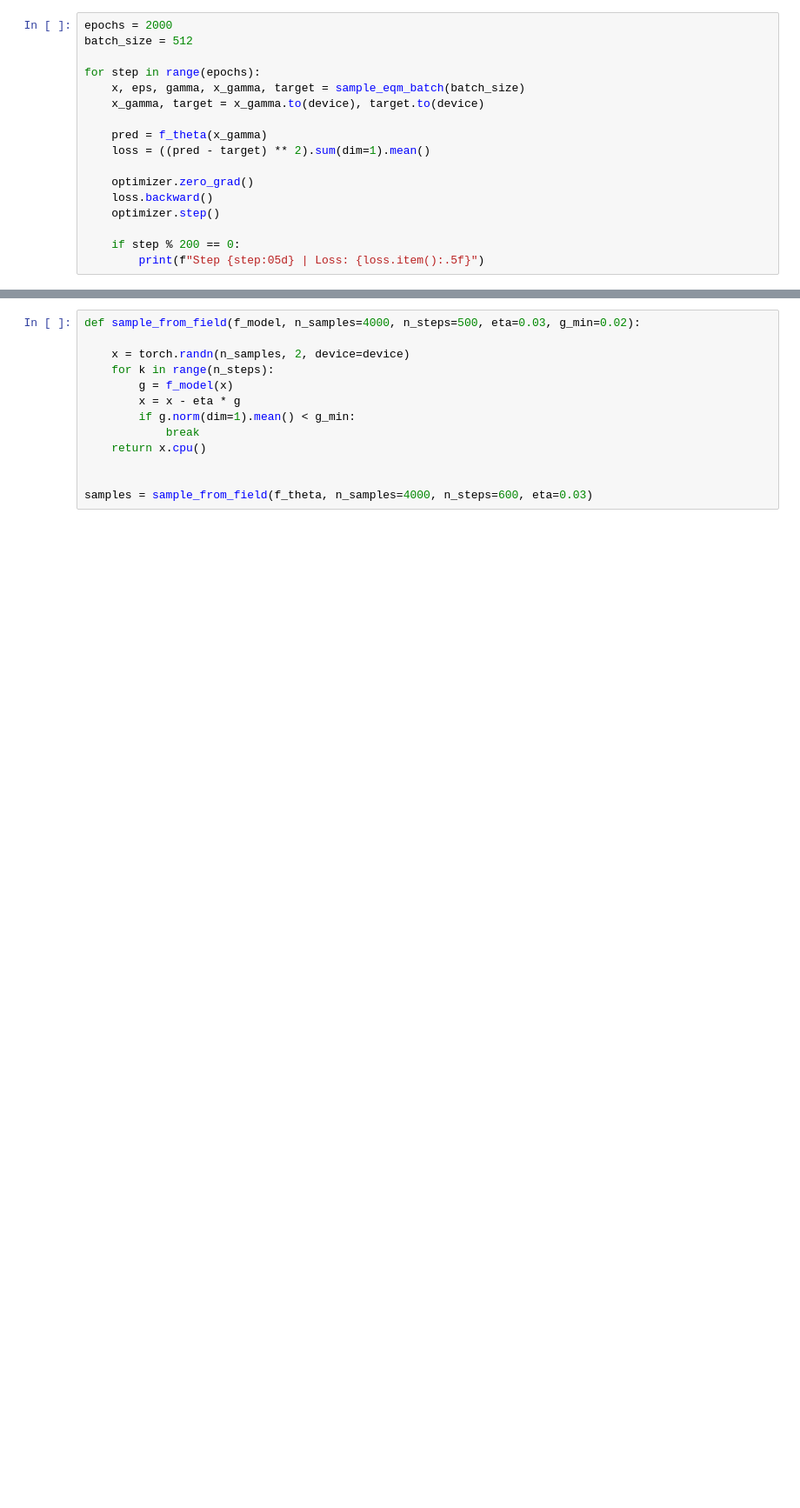
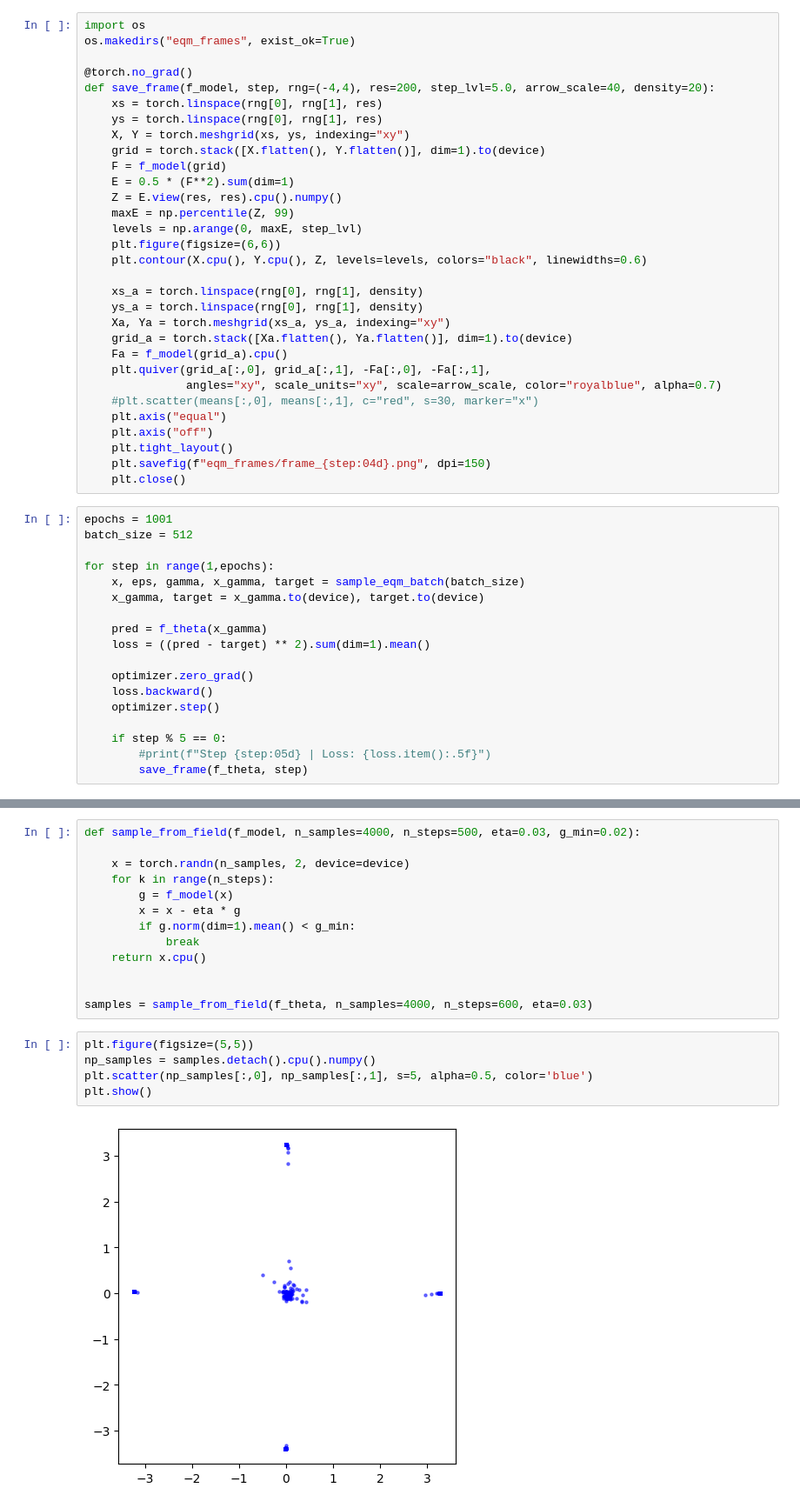
Before and after one commit to misha7b/langevin-gen, a Jupyter notebook: eqb_test.ipynb, the cells around one changed output, grey strips where cells are left out. Shown: that part at 87% size. Saved outputs shown, nothing was run; the diff lists cells and outputs as text; blank space fills up the shorter version.

```diff
--- a/eqb_test.ipynb
+++ b/eqb_test.ipynb
@@ -73,11 +85,42 @@ class EqMField(nn.Module):
 
 f_theta = EqMField(hidden_dim=128, num_layers=3).to(device)
 optimizer = optim.Adam(f_theta.parameters(), lr=1e-3)
+# %%
+import os
+os.makedirs("eqm_frames", exist_ok=True)
+
+@torch.no_grad()
+def save_frame(f_model, step, rng=(-4,4), res=200, step_lvl=5.0, arrow_scale=40, density=20):
+    xs = torch.linspace(rng[0], rng[1], res)
+    ys = torch.linspace(rng[0], rng[1], res)
+    X, Y = torch.meshgrid(xs, ys, indexing="xy")
+    grid = torch.stack([X.flatten(), Y.flatten()], dim=1).to(device)
+    F = f_model(grid)
+    E = 0.5 * (F**2).sum(dim=1)
+    Z = E.view(res, res).cpu().numpy()
+    maxE = np.percentile(Z, 99)
+    levels = np.arange(0, maxE, step_lvl)
+    plt.figure(figsize=(6,6))
+    plt.contour(X.cpu(), Y.cpu(), Z, levels=levels, colors="black", linewidths=0.6)
+
+    xs_a = torch.linspace(rng[0], rng[1], density)
+    ys_a = torch.linspace(rng[0], rng[1], density)
+    Xa, Ya = torch.meshgrid(xs_a, ys_a, indexing="xy")
+    grid_a = torch.stack([Xa.flatten(), Ya.flatten()], dim=1).to(device)
+    Fa = f_model(grid_a).cpu()
+    plt.quiver(grid_a[:,0], grid_a[:,1], -Fa[:,0], -Fa[:,1],
+               angles="xy", scale_units="xy", scale=arrow_scale, color="royalblue", alpha=0.7)
+    #plt.scatter(means[:,0], means[:,1], c="red", s=30, marker="x")
+    plt.axis("equal")
+    plt.axis("off")
+    plt.tight_layout()
+    plt.savefig(f"eqm_frames/frame_{step:04d}.png", dpi=150)
+    plt.close()
 # %%
-epochs = 2000
+epochs = 1001
 batch_size = 512
 
-for step in range(epochs):
+for step in range(1,epochs):
     x, eps, gamma, x_gamma, target = sample_eqm_batch(batch_size)
     x_gamma, target = x_gamma.to(device), target.to(device)
 
@@ -88,6 +131,7 @@ for step in range(epochs):
     loss.backward()
     optimizer.step()
 
-    if step % 200 == 0:
-        print(f"Step {step:05d} | Loss: {loss.item():.5f}")
+    if step % 5 == 0:
+        #print(f"Step {step:05d} | Loss: {loss.item():.5f}")
+        save_frame(f_theta, step)
 # %% [output]
@@ -114,6 +172,13 @@ def sample_from_field(f_model, n_samples=4000, n_steps=500, eta=0.03, g_min=0.02
 
 
 samples = sample_from_field(f_theta, n_samples=4000, n_steps=600, eta=0.03)
+# %%
+plt.figure(figsize=(5,5))
+np_samples = samples.detach().cpu().numpy()
+plt.scatter(np_samples[:,0], np_samples[:,1], s=5, alpha=0.5, color='blue')
+plt.show()
+# %% [output]
+[figure, added]
 # %%
 @torch.no_grad()
 def plot_energy_contours(f_model, xrange=(-4, 4), yrange=(-4, 4), density=150):
```
Also changed, not shown: parts of 4 cells of this notebook.
